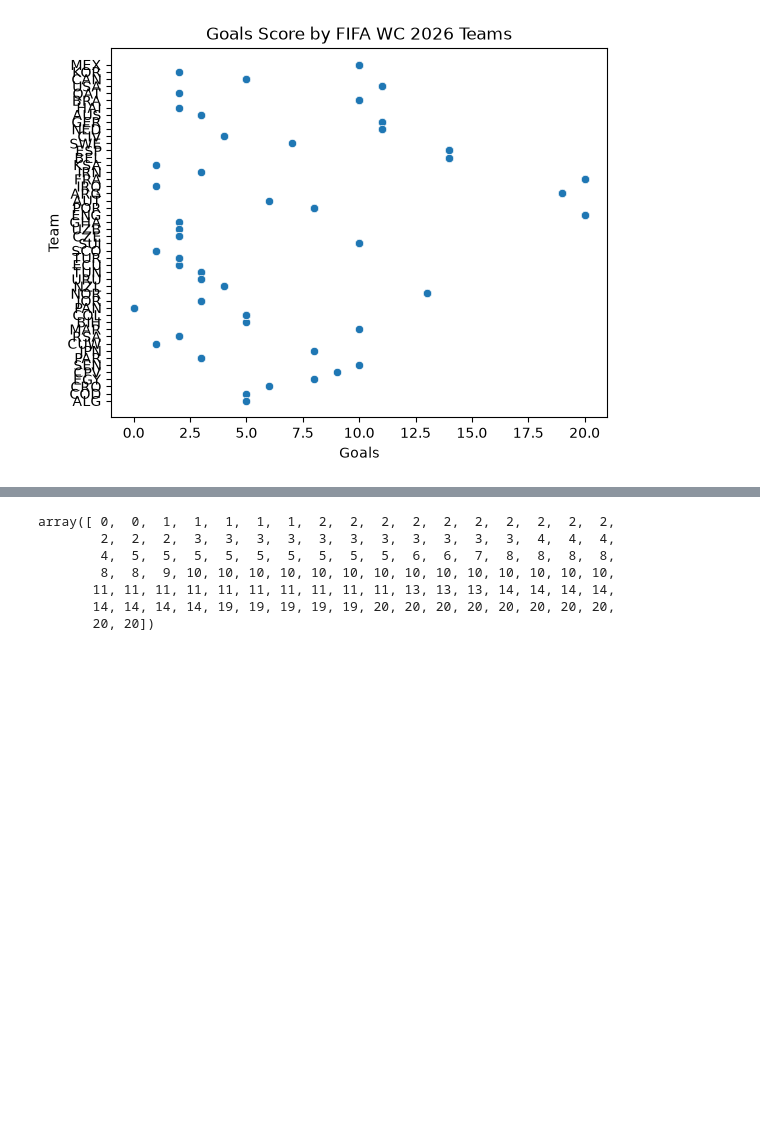
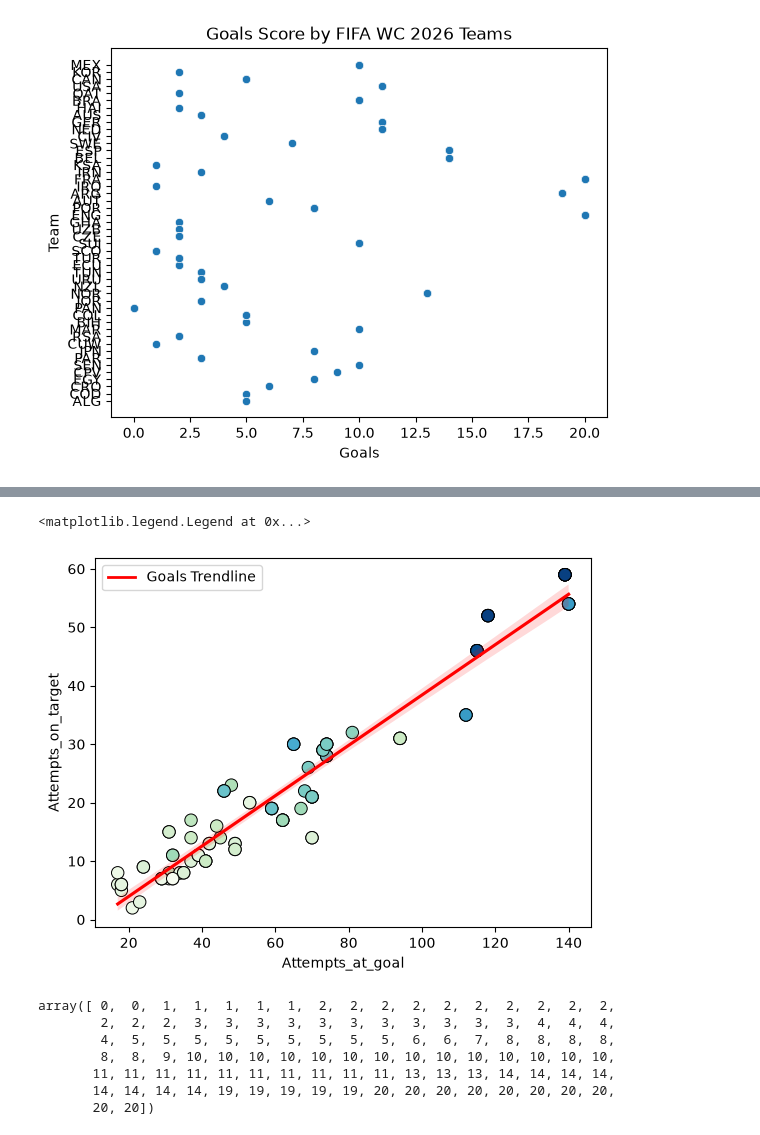
Before and after one commit to DanDooLoo/HIT140_Assessment-2_Group23, a Jupyter notebook: 2_1_LinearRegression.ipynb, the cells around one changed output, grey strips where cells are left out. Cells and saved outputs as stored; diff of their text form; code cells hidden in the pictures; blank space fills up the shorter version.

```diff
--- a/2_1_LinearRegression.ipynb
+++ b/2_1_LinearRegression.ipynb
@@ -337,3 +368,32 @@ plt.hist(scat)
+# %%
+# create a colour from the avg goals for use in the scatter plot
+line_color = plt.cm.viridis(home["Goals"].mean() / home["Goals"].max())
+
+
+ax = sns.scatterplot(
+    x=home["Attempts_at_goal"],
+    y=home["Attempts_on_target"],
+    hue=home["Goals"],
+    palette="GnBu",
+    s=80,
+    edgecolor="black"
+)
+
+sns.regplot(
+    x=home["Attempts_at_goal"],
+    y=home["Attempts_on_target"],
+    scatter=False,
+    line_kws={"color": "red"},
+)
+
+# Add custom legend entry for the regression line
+from matplotlib.lines import Line2D
+
+custom_line = Line2D([0], [0], color="red", lw=2)
+plt.legend(handles=[custom_line], labels=["Goals Trendline"])
+# %% [output]
+<matplotlib.legend.Legend at 0x...>
+[figure, added]
 # %%
 homesample = home.goals.values
 max_val = home["goals"].max()
```
Also changed, not shown: parts of 6 cells of this notebook.
